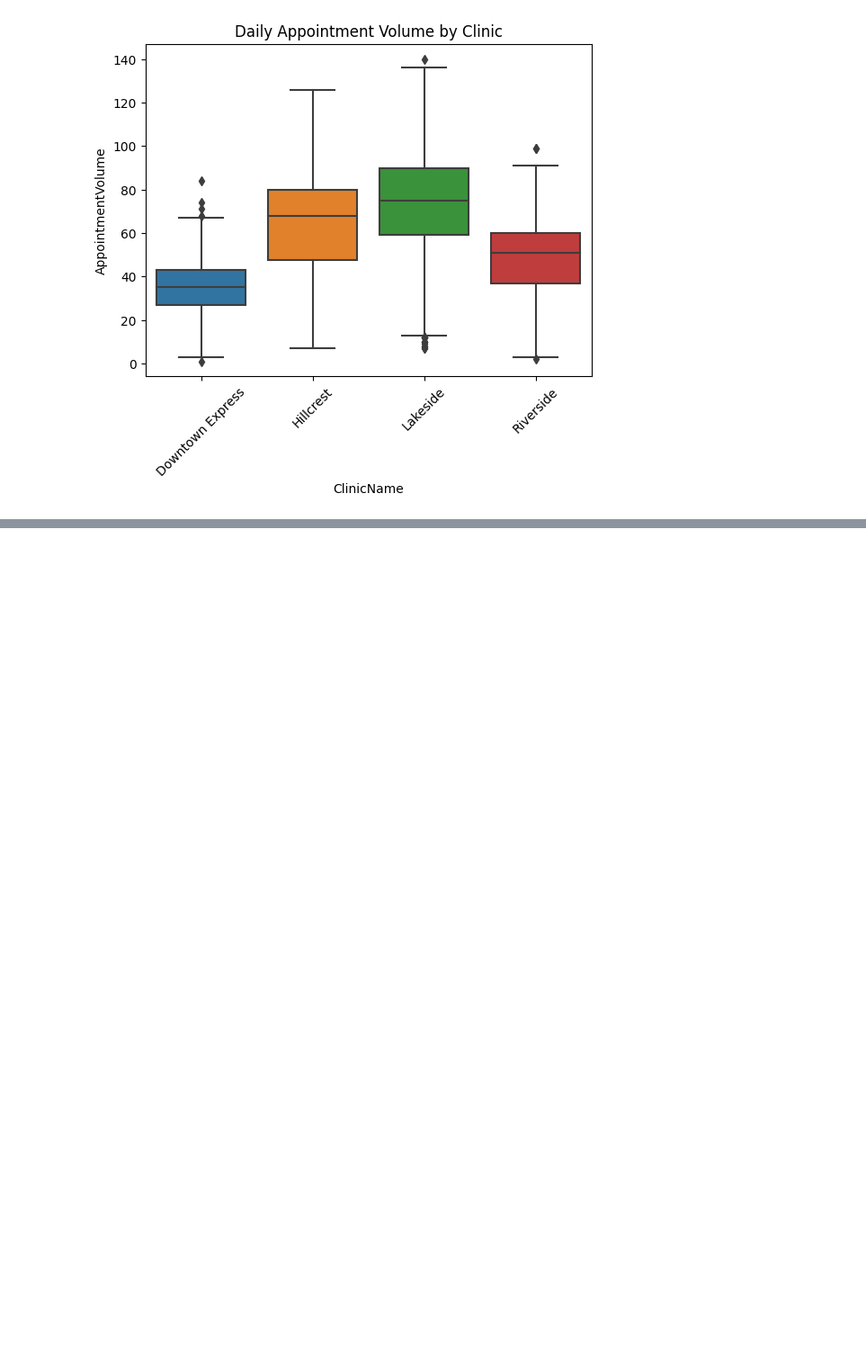
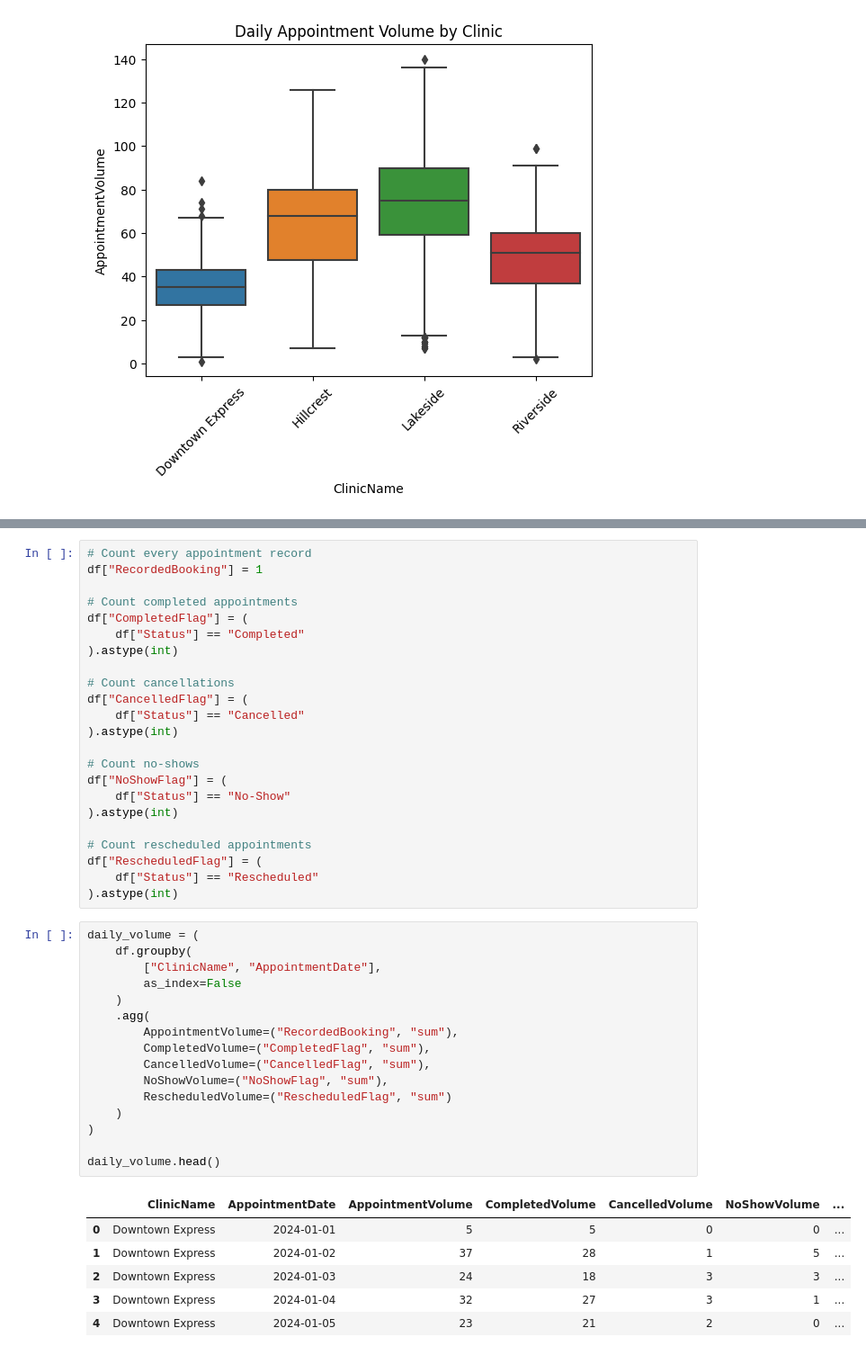
Before and after one commit to joshegwuatu/Appointment-volume-forecasting, a Jupyter notebook: EDA/01-EDA.ipynb, the cells around one changed output, grey strips where cells are left out. Shown at 90% size. Cells and saved outputs as stored; diff of their text form; blank space fills up the shorter version.

```diff
--- a/EDA/01-EDA.ipynb
+++ b/EDA/01-EDA.ipynb
@@ -454,0 +530,46 @@ plt.show()
+# %%
+# Count every appointment record
+df["RecordedBooking"] = 1
+
+# Count completed appointments
+df["CompletedFlag"] = (
+    df["Status"] == "Completed"
+).astype(int)
+
+# Count cancellations
+df["CancelledFlag"] = (
+    df["Status"] == "Cancelled"
+).astype(int)
+
+# Count no-shows
+df["NoShowFlag"] = (
+    df["Status"] == "No-Show"
+).astype(int)
+
+# Count rescheduled appointments
+df["RescheduledFlag"] = (
+    df["Status"] == "Rescheduled"
+).astype(int)
+# %%
+daily_volume = (
+    df.groupby(
+        ["ClinicName", "AppointmentDate"],
+        as_index=False
+    )
+    .agg(
+        AppointmentVolume=("RecordedBooking", "sum"),
+        CompletedVolume=("CompletedFlag", "sum"),
+        CancelledVolume=("CancelledFlag", "sum"),
+        NoShowVolume=("NoShowFlag", "sum"),
+        RescheduledVolume=("RescheduledFlag", "sum")
+    )
+)
+
+daily_volume.head()
+# %% [output]
+|  | ClinicName | AppointmentDate | AppointmentVolume | CompletedVolume | CancelledVolume | NoShowVolume | ... |
+| 0 | Downtown Express | 2024-01-01 | 5 | 5 | 0 | 0 | ... |
+| 1 | Downtown Express | 2024-01-02 | 37 | 28 | 1 | 5 | ... |
+| 2 | Downtown Express | 2024-01-03 | 24 | 18 | 3 | 3 | ... |
+| 3 | Downtown Express | 2024-01-04 | 32 | 27 | 3 | 1 | ... |
+| 4 | Downtown Express | 2024-01-05 | 23 | 21 | 2 | 0 | ... |
```
Also changed, not shown: parts of 18 cells of this notebook.
